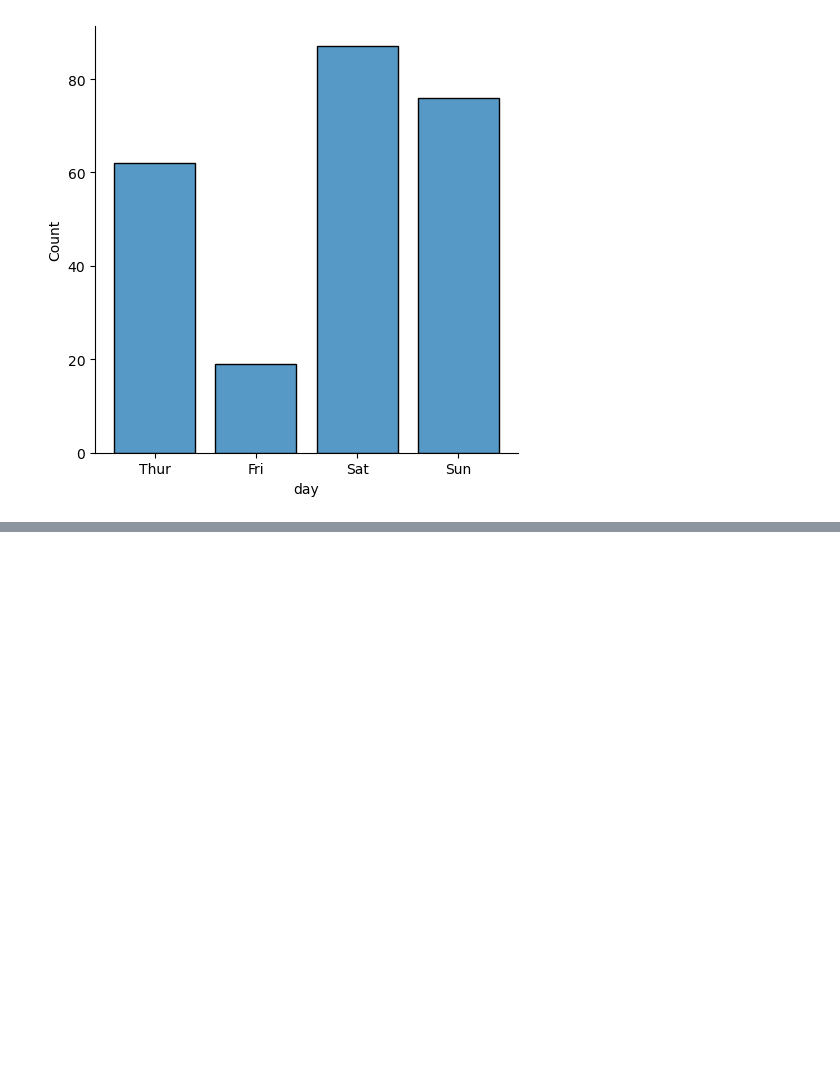
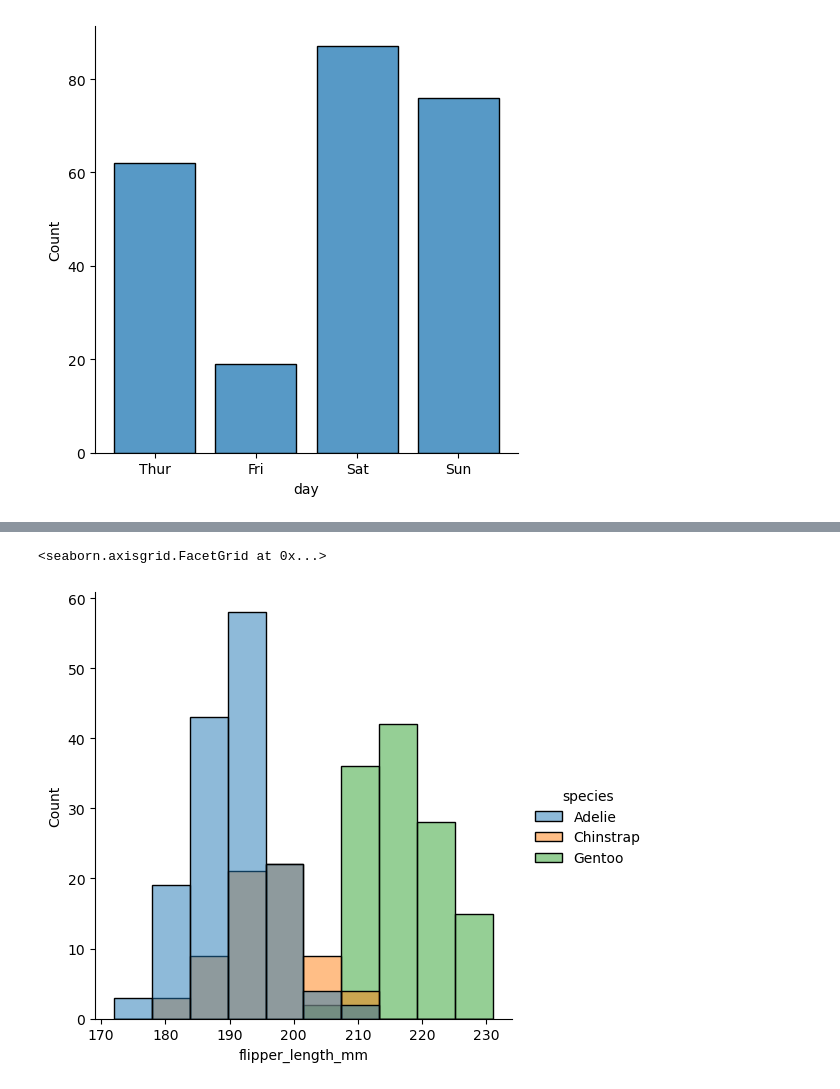
Before and after one commit to joo-none/Seaborn-tutorial, a Jupyter notebook: Seaborn_Tutorial_7-1, 7-2.ipynb, the cells around one changed output, grey strips where cells are left out. Cells and saved outputs as stored; diff of their text form; code cells hidden in the pictures; blank space fills up the shorter version.

```diff
--- a/Seaborn_Tutorial_7-1, 7-2.ipynb
+++ b/Seaborn_Tutorial_7-1, 7-2.ipynb
@@ -73,0 +80,5 @@ sns.displot(tips, x="day", shrink=.8)
+# %%
+sns.displot(penguins, x="flipper_length_mm", hue="species")
+# %% [output]
+<seaborn.axisgrid.FacetGrid at 0x...>
+[figure, added]
```
Also changed, not shown: parts of 15 cells of this notebook.
